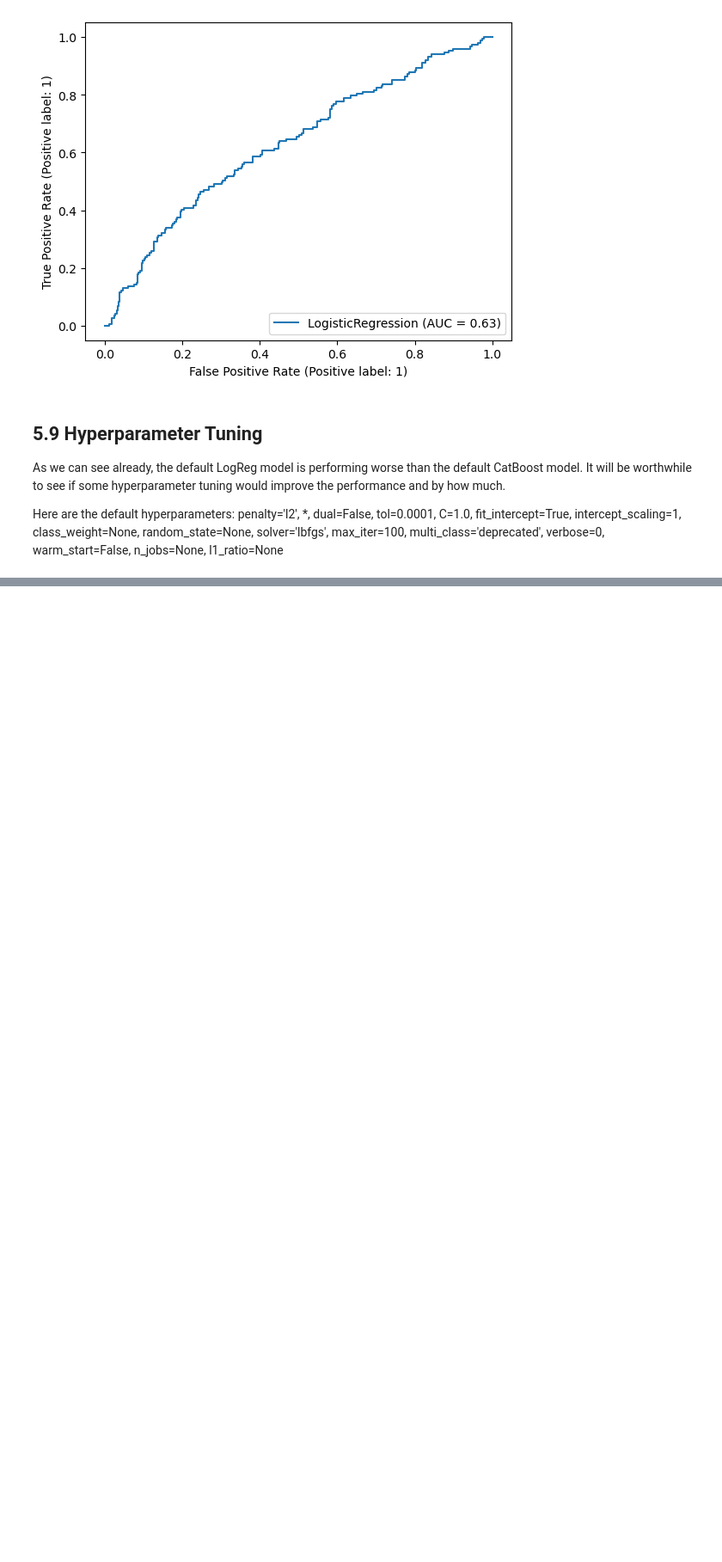
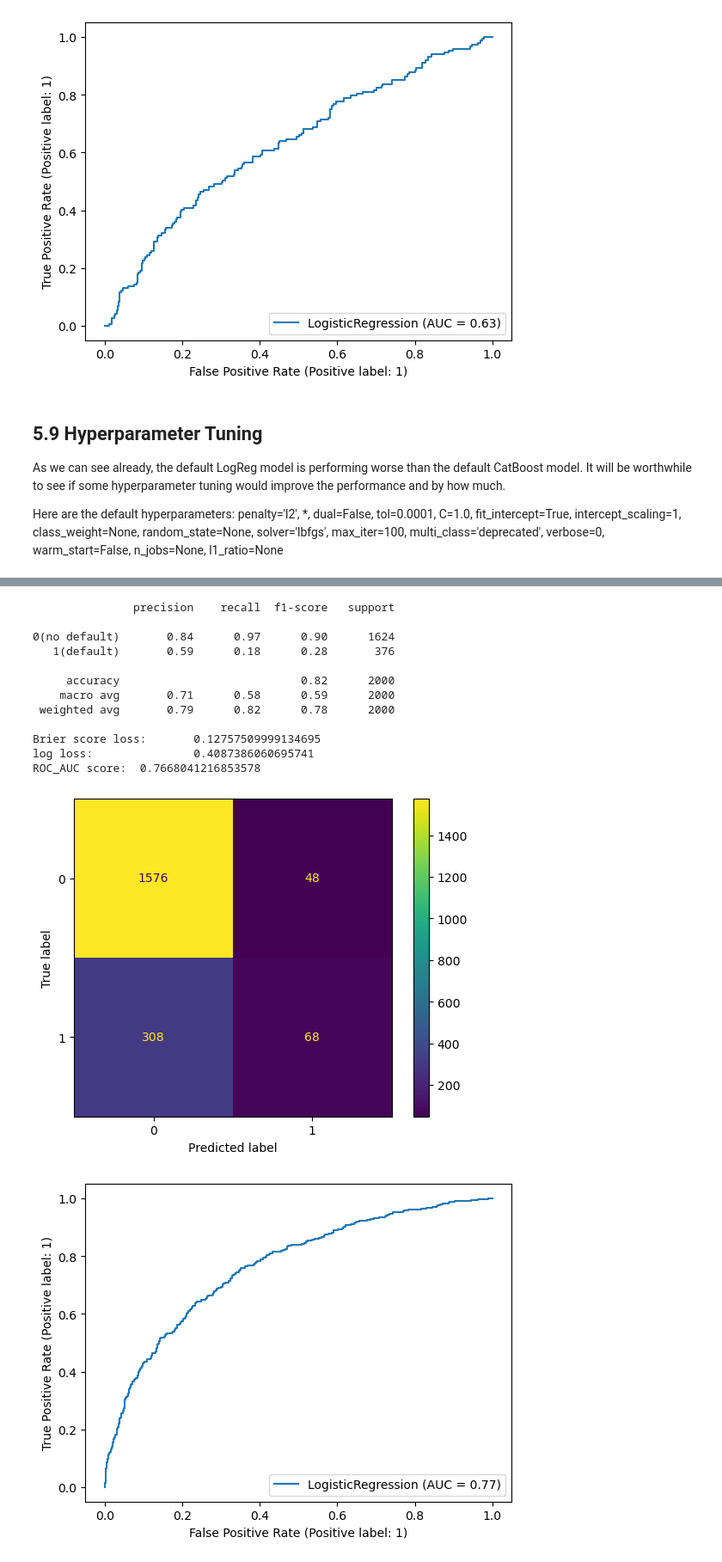
Before and after one commit to hao-udoin/loan_default_prediction_repo, a Jupyter notebook: notebooks/5 Model_2 LogReg.ipynb, the cells around one changed output, grey strips where cells are left out. Shown at 86% size. Drawn from its saved outputs; the diff is of its cells as text; code cells hidden in the pictures; blank space fills up the shorter version.

```diff
--- a/notebooks/5 Model_2 LogReg.ipynb
+++ b/notebooks/5 Model_2 LogReg.ipynb
@@ -118,6 +119,42 @@ Let us examine the performance using this set of hyperparameters
+# %%
+# Import validation data
+df_valid = pd.read_csv('../data/interim/validation.csv')
+X_valid = df_valid[['income', 'years_employed', 'fico_score']]
+y_valid = df_valid['default']
 # %%
-model = LogisticRegression(solver='newton-cg', penalty='l2', C=10, max_iter=500)
-fit_model = model.fit(X_train, y_train)
-
-y_pred = fit_model.predict(X_test)
-y_proba = fit_model.predict_proba(X_test)[:,1]
+# Let us examine the performance using this set of hyperparameters
+model = LogisticRegression(solver='newton-cholesky', penalty='l2', C=0.75, max_iter=500)
+fit_model = model.fit(X, y)
+# %%
+# Use the trained model to make predictions
+y_pred = fit_model.predict(X_valid)
+y_proba = fit_model.predict_proba(X_valid)[:,1]
+# %%
+# Generate performance metrics from the predictions
+cm = confusion_matrix(y_valid, y_pred)
+cm_display = ConfusionMatrixDisplay(cm).plot()
+
+target_names = ['0(no default)', '1(default)']
+print(classification_report(y_valid, y_pred, target_names=target_names))
+
+print('Brier score loss: \t' + str(brier_score_loss(y_valid, y_proba)))
+print('log loss: \t\t' + str(log_loss(y_valid, y_proba)))
+
+print('ROC_AUC score: ', str(roc_auc_score(y_valid, y_proba)))
+RocCurveDisplay.from_estimator(model, X_valid, y_valid)
+plt.show()
+# %% [output]
+               precision    recall  f1-score   support
+
+0(no default)       0.84      0.97      0.90      1624
+   1(default)       0.59      0.18      0.28       376
+
+     accuracy                           0.82      2000
+    macro avg       0.71      0.58      0.59      2000
+ weighted avg       0.79      0.82      0.78      2000
+
+Brier score loss:       0.12757509999134695
+log loss:               0.4087386060695741
+ROC_AUC score:  0.7668041216853578
+[figure, added]
+[figure, added]
```
Also changed, not shown: parts of 4 cells of this notebook, 10 other files.
